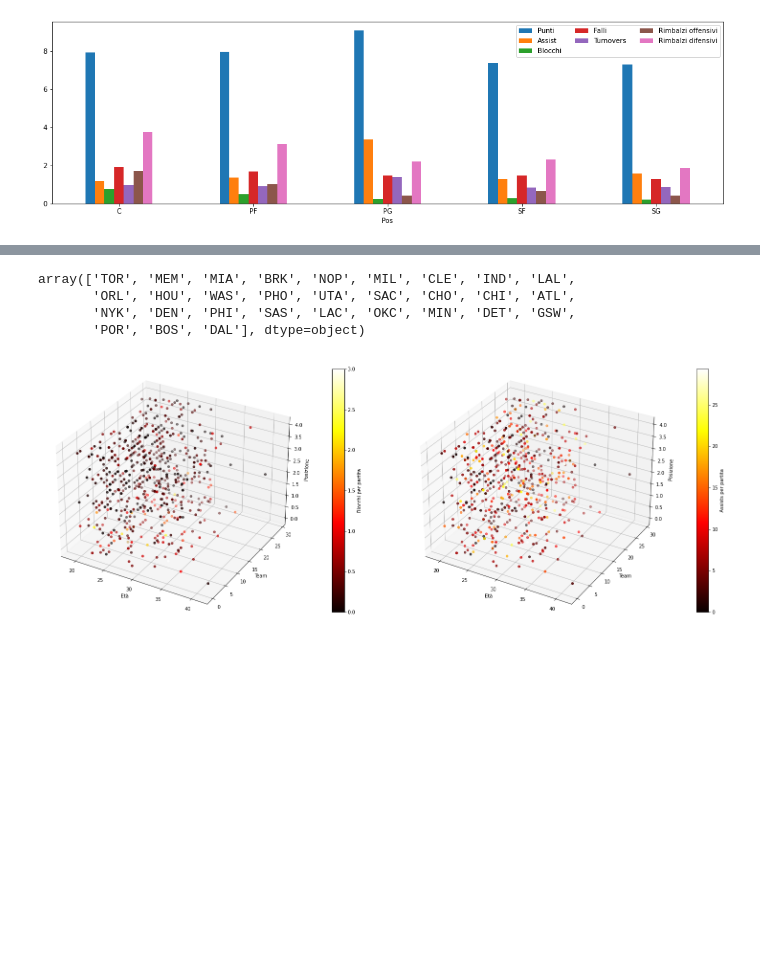
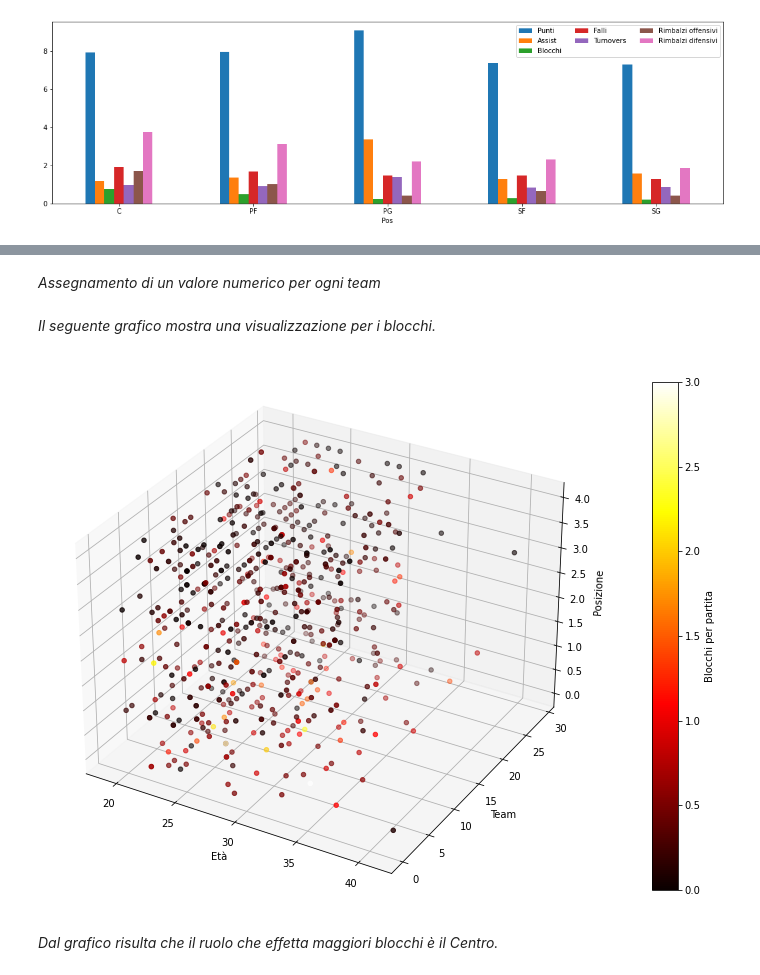
Before and after one commit to AndreCant/MWTDataScience, a Jupyter notebook: notebook.ipynb, the cells around one changed output, grey strips where cells are left out. Saved outputs shown, nothing was run; the diff lists cells and outputs as text; code cells hidden in the pictures; blank space fills up the shorter version.

Commit message:
Add data visualization docs

```diff
--- a/notebook.ipynb
+++ b/notebook.ipynb
@@ -278,18 +304,14 @@ array(['C', 'PF', 'SG', 'PG', 'SF'], dtype=object)
 # %%
 df4.Pos = df4.Pos.str.replace('C', '0')
-df4.Pos = df4.Pos.str.replace('PF', '1')
-df4.Pos = df4.Pos.str.replace('SG', '2')
-df4.Pos = df4.Pos.str.replace('PG', '3')
-df4.Pos = df4.Pos.str.replace('SF', '4')
+df4.Pos = df4.Pos.str.replace('SF', '1')
+df4.Pos = df4.Pos.str.replace('PF', '2')
+df4.Pos = df4.Pos.str.replace('SG', '3')
+df4.Pos = df4.Pos.str.replace('PG', '4')
+
 
 df4.Pos = df4.Pos.astype('int32')
-# %%
-df4.Tm.unique()
-# %% [output]
-array(['TOR', 'MEM', 'MIA', 'BRK', 'NOP', 'MIL', 'CLE', 'IND', 'LAL',
-       'ORL', 'HOU', 'WAS', 'PHO', 'UTA', 'SAC', 'CHO', 'CHI', 'ATL',
-       'NYK', 'DEN', 'PHI', 'SAS', 'LAC', 'OKC', 'MIN', 'DET', 'GSW',
-       'POR', 'BOS', 'DAL'], dtype=object)
+# %% [markdown]
+_Assegnamento di un valore numerico per ogni team_
 # %%
 df4.Tm = df4.Tm.str.replace('TOR', '0')
 df4.Tm = df4.Tm.str.replace('MEM', '1')
@@ -323,29 +345,25 @@ df4.Tm = df4.Tm.str.replace('BOS', '28')
 df4.Tm = df4.Tm.str.replace('DAL', '29')
 
 df4.Tm = df4.Tm.astype('int32')
+# %% [markdown]
+_Il seguente grafico mostra una visualizzazione per i blocchi._
 # %%
 x = df4.Age
 y = df4.Tm
 z = df4.Pos
 c_dim = df4.BLK
-d_dim = df4.PTS
 
 fig = plt.figure(figsize=(25, 10))
 
 ax = fig.add_subplot(1, 2, 1, projection='3d')
 ax.set_xlabel('Età')
 ax.set_ylabel('Team')
 ax.set_zlabel('Posizione')
 img = ax.scatter(x, y, z, c=c_dim, cmap=plt.hot())
 fig.colorbar(img, fraction=0.04, pad=0.1, label='Blocchi per partita')
 
-ax2 = fig.add_subplot(1, 2, 2, projection='3d')
-ax2.set_xlabel('Età')
-ax2.set_ylabel('Team')
-ax2.set_zlabel('Posizione')
-img2 = ax2.scatter(x, y, z, c=d_dim, cmap=plt.hot())
-fig.colorbar(img2, fraction=0.04, pad=0.1, label='Punti per partita')
-
 plt.show()
 # %% [output]
-[figure, old version]
+[figure, new version]
+# %% [markdown]
+_Dal grafico risulta che il ruolo che effetta maggiori blocchi è il Centro._
```
Also changed, not shown: parts of 10 cells of this notebook.
